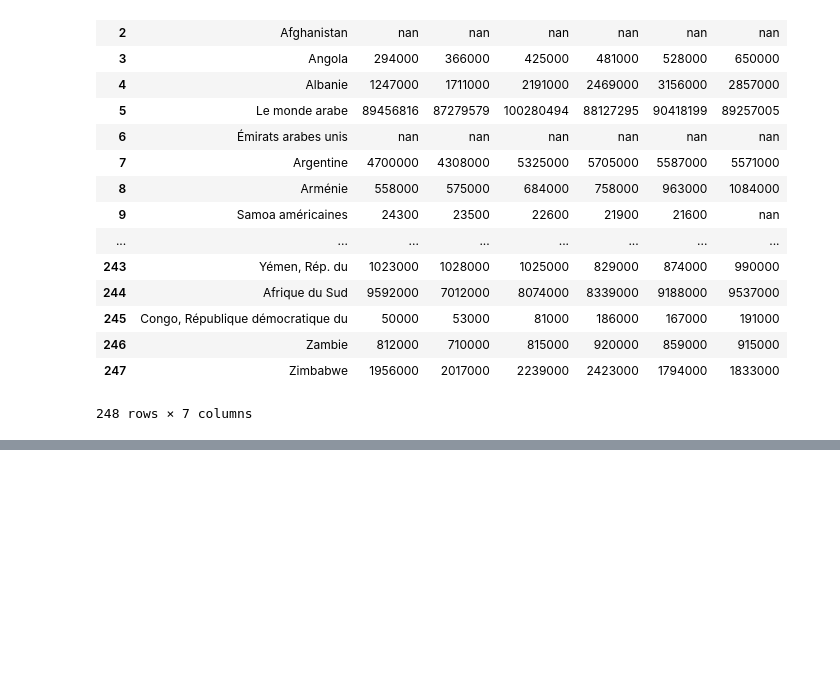
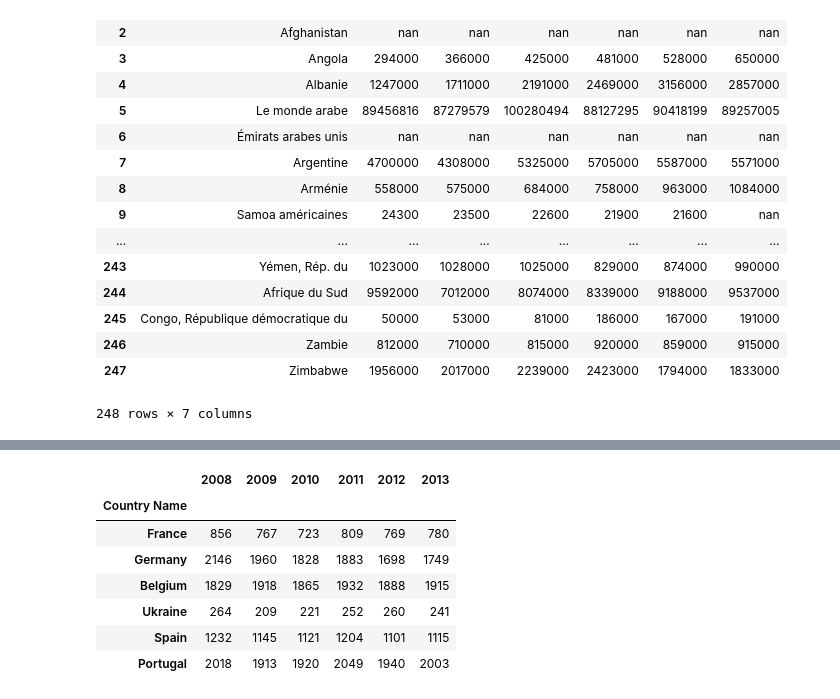
Before and after one commit to mangelaccio/Tourism, a Jupyter notebook: projet.ipynb, the cells around one changed output, grey strips where cells are left out. Saved outputs shown, nothing was run; the diff lists cells and outputs as text; code cells hidden in the pictures; blank space fills up the shorter version.

```diff
--- a/projet.ipynb
+++ b/projet.ipynb
@@ -88,0 +89,11 @@ plt.ylabel('Money per tourist',rotation=90)
+# %%
+moneyPerPerson.set_index(['Country Name']).loc[pays_list]
+# %% [output]
+|  | 2008 | 2009 | 2010 | 2011 | 2012 | 2013 |
+| Country Name |  |  |  |  |  |  |
+| France | 856 | 767 | 723 | 809 | 769 | 780 |
+| Germany | 2146 | 1960 | 1828 | 1883 | 1698 | 1749 |
+| Belgium | 1829 | 1918 | 1865 | 1932 | 1888 | 1915 |
+| Ukraine | 264 | 209 | 221 | 252 | 260 | 241 |
+| Spain | 1232 | 1145 | 1121 | 1204 | 1101 | 1115 |
+| Portugal | 2018 | 1913 | 1920 | 2049 | 1940 | 2003 |
```
Also changed, not shown: parts of 6 cells of this notebook.
